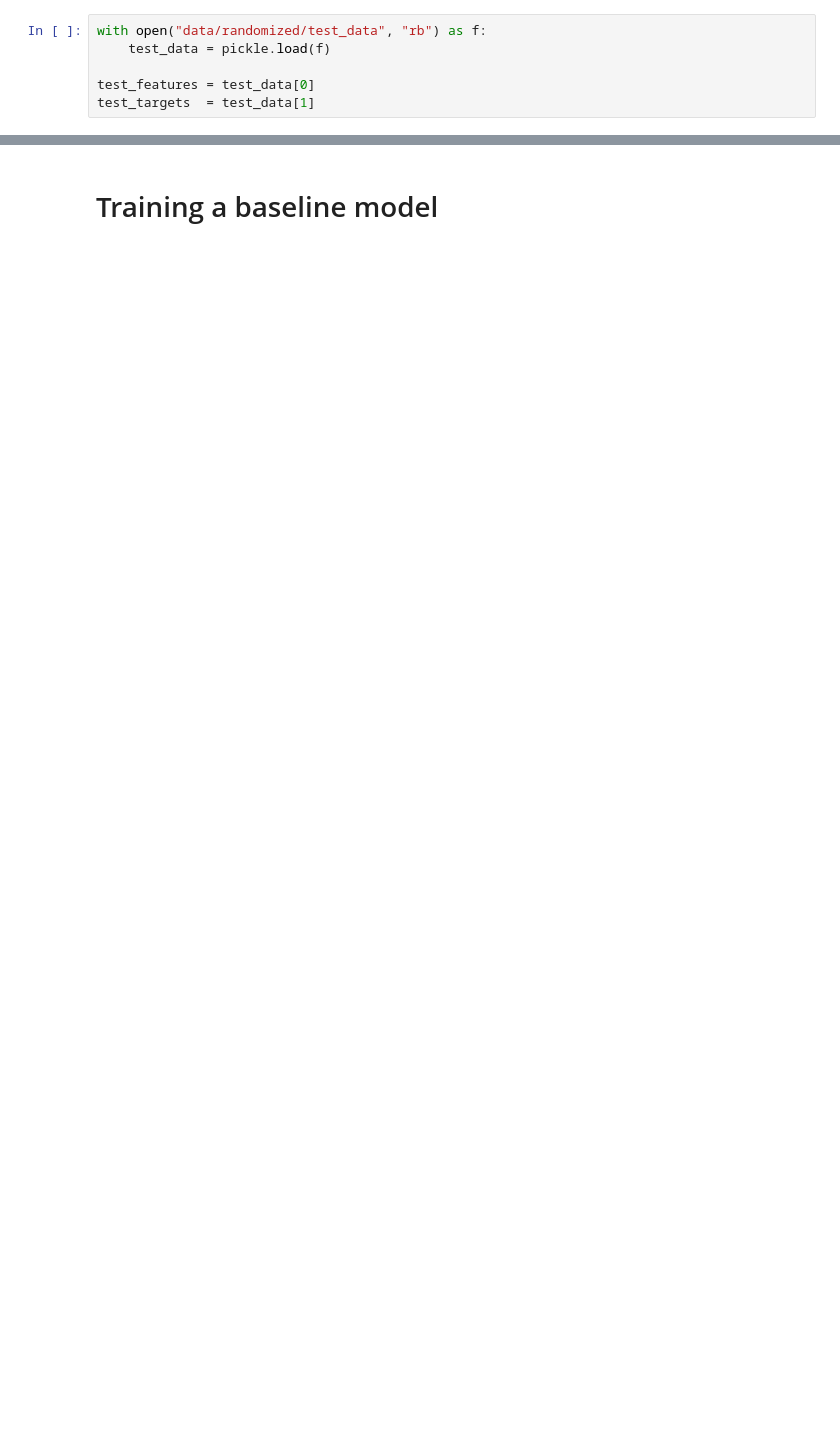
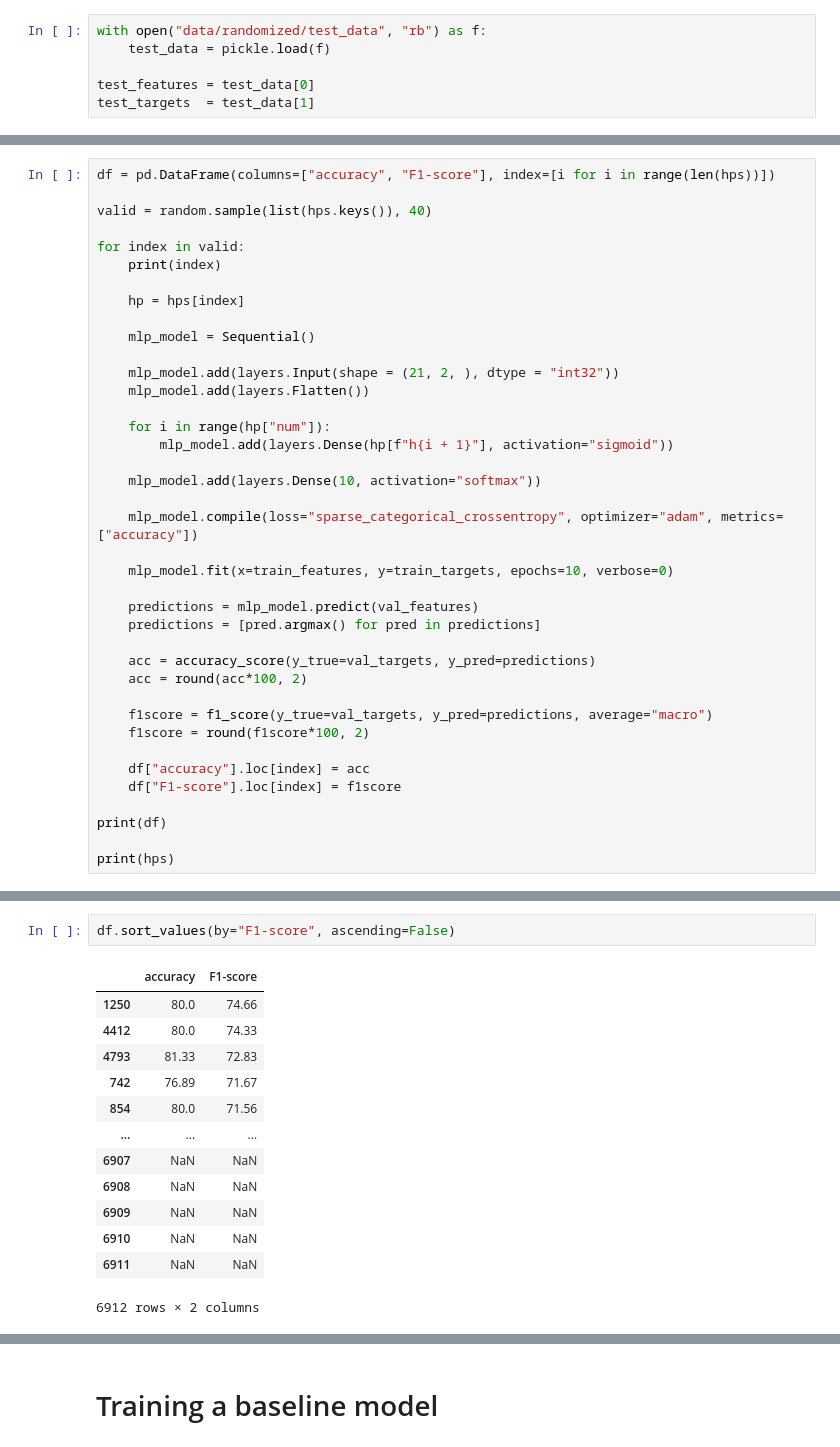
Before and after one commit to Jacquesjh/Kotoamatsukami, a Jupyter notebook: model_mlp.ipynb, the cells around one changed output, grey strips where cells are left out. Drawn from its saved outputs; the diff is of its cells as text; blank space fills up the shorter version.

```diff
--- a/model_mlp.ipynb
+++ b/model_mlp.ipynb
@@ -22,0 +62,39 @@ test_targets  = test_data[1]
+# %%
+df = pd.DataFrame(columns=["accuracy", "F1-score"], index=[i for i in range(len(hps))])
+
+valid = random.sample(list(hps.keys()), 40)
+
+for index in valid:
+    print(index)
+
+    hp = hps[index]
+
+    mlp_model = Sequential()
+
+    mlp_model.add(layers.Input(shape = (21, 2, ), dtype = "int32"))
+    mlp_model.add(layers.Flatten())
+
+    for i in range(hp["num"]):
+        mlp_model.add(layers.Dense(hp[f"h{i + 1}"], activation="sigmoid"))
+
+    mlp_model.add(layers.Dense(10, activation="softmax"))
+
+    mlp_model.compile(loss="sparse_categorical_crossentropy", optimizer="adam", metrics=["accuracy"])
+
+    mlp_model.fit(x=train_features, y=train_targets, epochs=10, verbose=0)
+
+    predictions = mlp_model.predict(val_features)
+    predictions = [pred.argmax() for pred in predictions]
+
+    acc = accuracy_score(y_true=val_targets, y_pred=predictions)
+    acc = round(acc*100, 2)
+
+    f1score = f1_score(y_true=val_targets, y_pred=predictions, average="macro")
+    f1score = round(f1score*100, 2)
+
+    df["accuracy"].loc[index] = acc
+    df["F1-score"].loc[index] = f1score
+
+print(df)
+
+print(hps)
@@ -22,0 +119,16 @@ test_targets  = test_data[1]
+# %%
+df.sort_values(by="F1-score", ascending=False)
+# %% [output]
+|  | accuracy | F1-score |
+| 1250 | 80.0 | 74.66 |
+| 4412 | 80.0 | 74.33 |
+| 4793 | 81.33 | 72.83 |
+| 742 | 76.89 | 71.67 |
+| 854 | 80.0 | 71.56 |
+| ... | ... | ... |
+| 6907 | NaN | NaN |
+| 6908 | NaN | NaN |
+| 6909 | NaN | NaN |
+| 6910 | NaN | NaN |
+| 6911 | NaN | NaN |
+6912 rows × 2 columns
```
Also changed, not shown: parts of 12 cells of this notebook, 18 other files.
